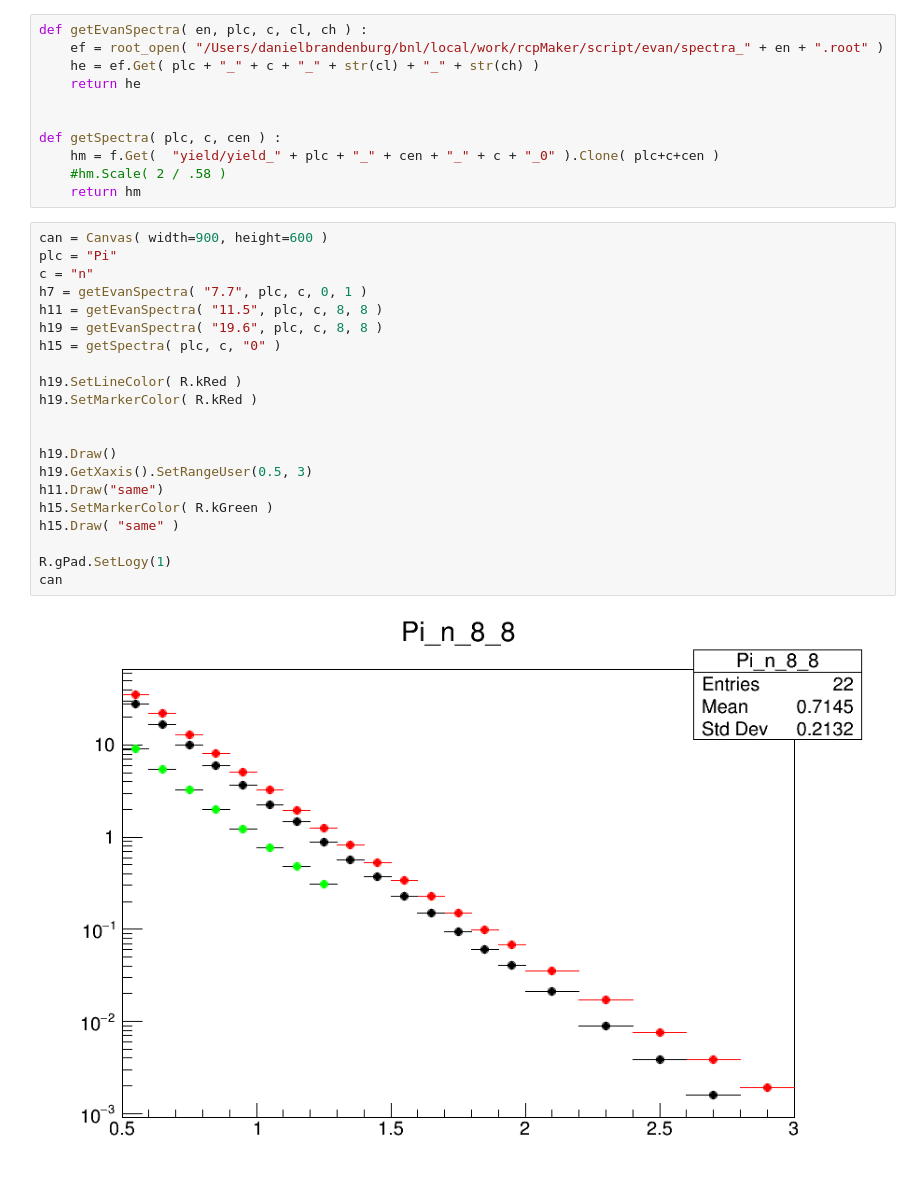
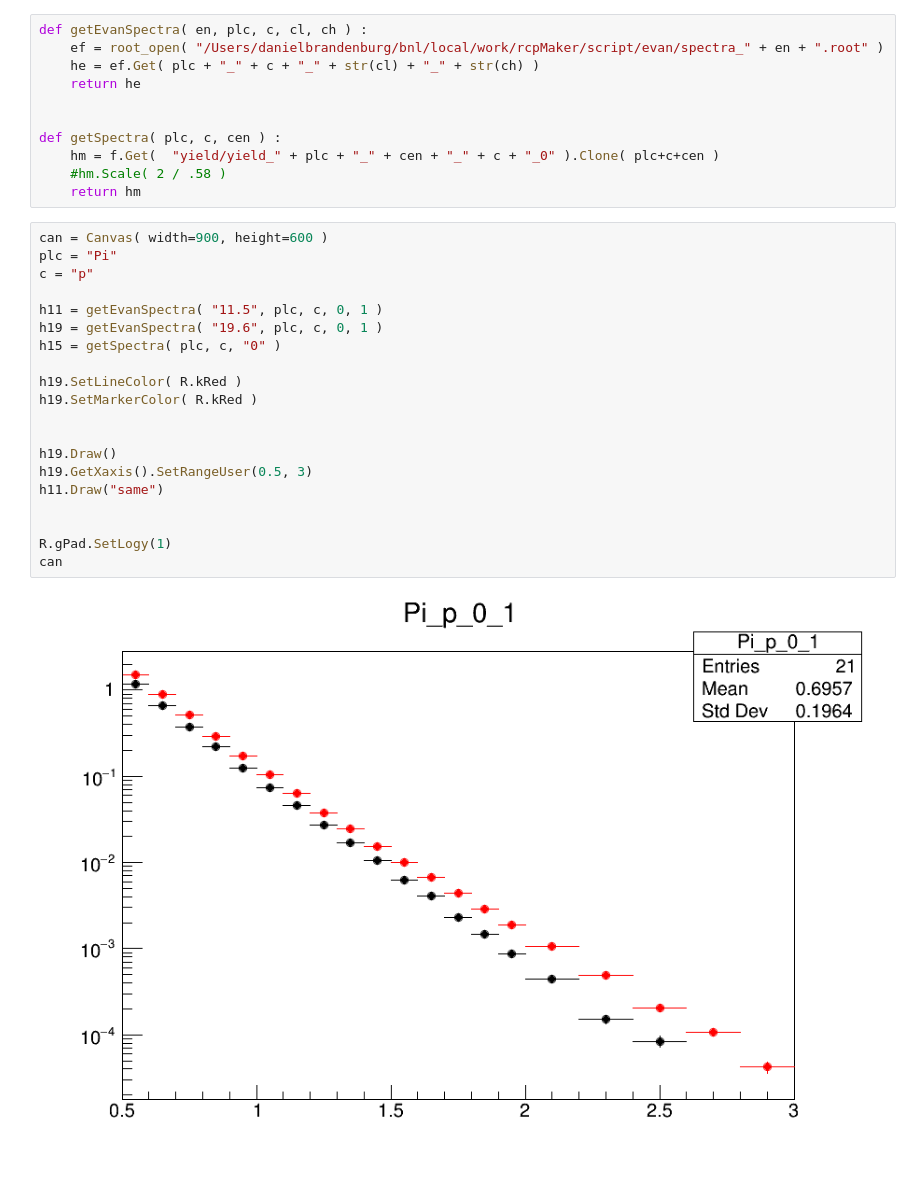
Before and after one commit to jdbrice/ipyLog, a Jupyter notebook: Rcp/Spectra.ipynb, the cells around one changed output. Cells and saved outputs as stored; diff of their text form.

```diff
--- a/Rcp/Spectra.ipynb
+++ b/Rcp/Spectra.ipynb
@@ -23,26 +23,25 @@ def getSpectra( plc, c, cen ) :
 # %%
 can = Canvas( width=900, height=600 )
 plc = "Pi"
-c = "n"
-h7 = getEvanSpectra( "7.7", plc, c, 0, 1 )
-h11 = getEvanSpectra( "11.5", plc, c, 8, 8 )
-h19 = getEvanSpectra( "19.6", plc, c, 8, 8 )
+c = "p"
+
+h11 = getEvanSpectra( "11.5", plc, c, 0, 1 )
+h19 = getEvanSpectra( "19.6", plc, c, 0, 1 )
 h15 = getSpectra( plc, c, "0" )
 
 h19.SetLineColor( R.kRed )
 h19.SetMarkerColor( R.kRed )
 
 
 h19.Draw()
 h19.GetXaxis().SetRangeUser(0.5, 3)
 h11.Draw("same")
-h15.SetMarkerColor( R.kGreen )
-h15.Draw( "same" )
+
 
 R.gPad.SetLogy(1)
 can
 # %% [output]
-[figure, old version]
+[figure, new version]
 # %%
 def ratioSpectra( h1, h2 ) :
     hh2 = h1.Clone( "h2a" )
```
Also changed, not shown: parts of 1 cell of this notebook, 15 other files.
